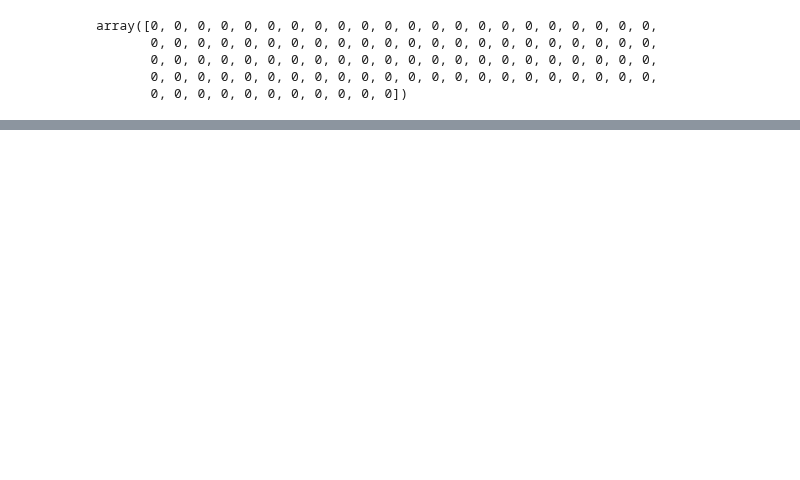
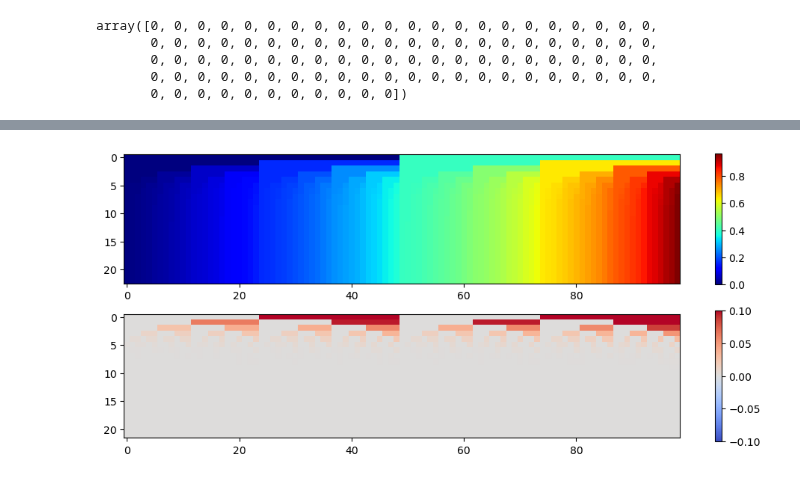
Before and after one commit to the-mysh/rl-coursework, a Jupyter notebook: tasks/gambler_problem/Gambler_problem.ipynb, the cells around one changed output, grey strips where cells are left out. Cells and saved outputs as stored; diff of their text form; code cells hidden in the pictures; blank space fills up the shorter version.

```diff
--- a/tasks/gambler_problem/Gambler_problem.ipynb
+++ b/tasks/gambler_problem/Gambler_problem.ipynb
@@ -108,0 +103,4 @@ plot_policy_evolution(ip_pi_track)
+# %%
+plot_policy_evolution(vec_v_track)
+# %% [output]
+[figure, added]
```
Also changed, not shown: parts of 8 cells of this notebook, 1 other file.
